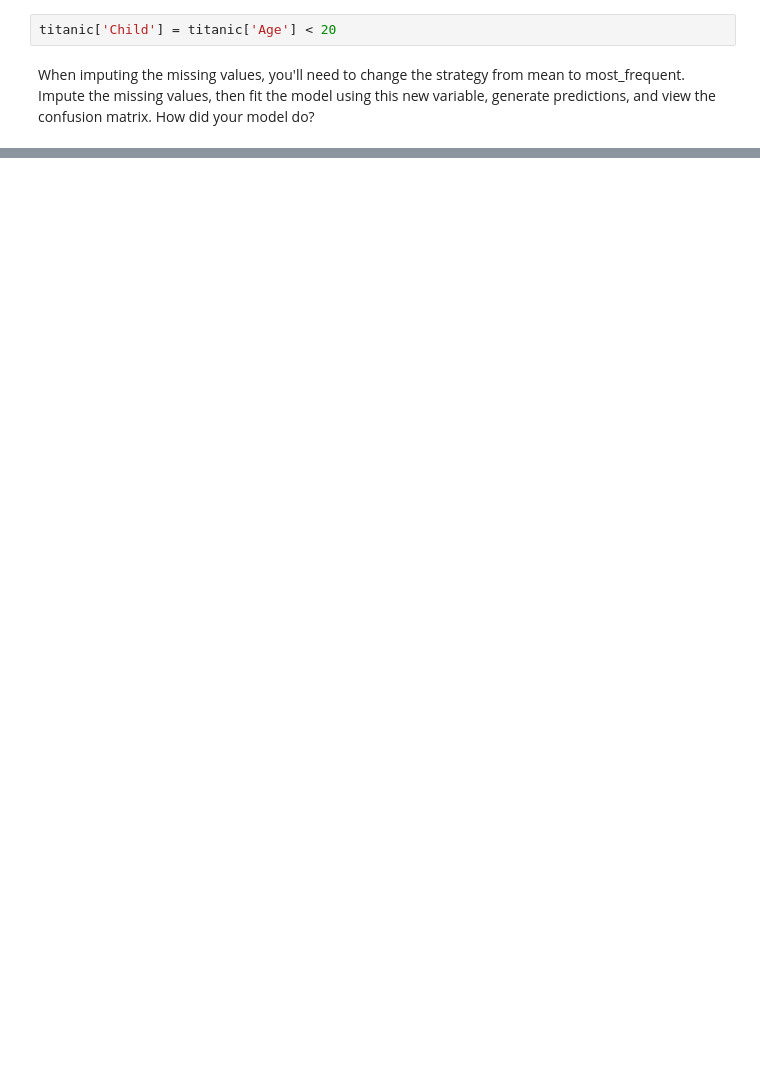
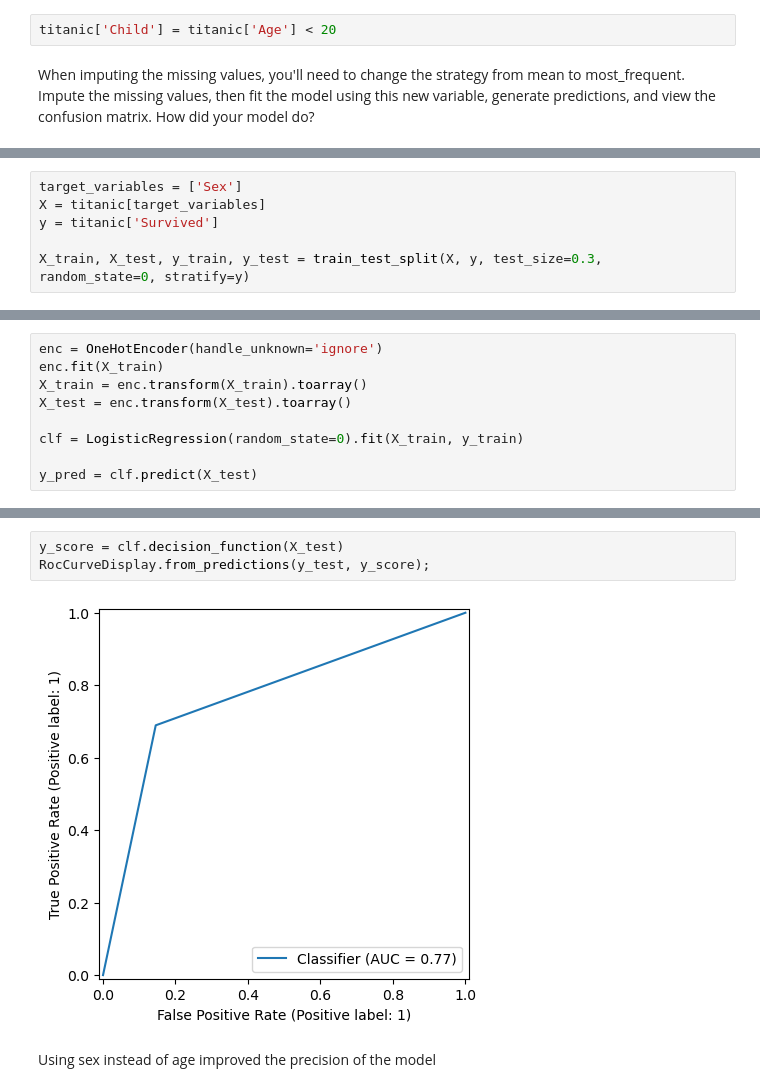
Before and after one commit to nss-data-science-cohort-9/ml-exercise-2-aezell314, a Jupyter notebook: ML Classification Exercise.ipynb, the cells around one changed output, grey strips where cells are left out. Saved outputs shown, nothing was run; the diff lists cells and outputs as text; blank space fills up the shorter version.

```diff
--- a/ML Classification Exercise.ipynb
+++ b/ML Classification Exercise.ipynb
@@ -120,0 +162,6 @@ RocCurveDisplay.from_predictions(y_test, y_score);
+# %%
+target_variables = ['Sex']
+X = titanic[target_variables]
+y = titanic['Survived']
+
+X_train, X_test, y_train, y_test = train_test_split(X, y, test_size=0.3, random_state=0, stratify=y)
@@ -120,0 +177,9 @@ RocCurveDisplay.from_predictions(y_test, y_score);
+# %%
+enc = OneHotEncoder(handle_unknown='ignore')
+enc.fit(X_train)
+X_train = enc.transform(X_train).toarray()
+X_test = enc.transform(X_test).toarray()
+
+clf = LogisticRegression(random_state=0).fit(X_train, y_train)
+
+y_pred = clf.predict(X_test)
@@ -120,0 +203,7 @@ RocCurveDisplay.from_predictions(y_test, y_score);
+# %%
+y_score = clf.decision_function(X_test)
+RocCurveDisplay.from_predictions(y_test, y_score);
+# %% [output]
+[figure, added]
+# %% [markdown]
+Using sex instead of age improved the precision of the model
```
Also changed, not shown: parts of 17 cells of this notebook.
